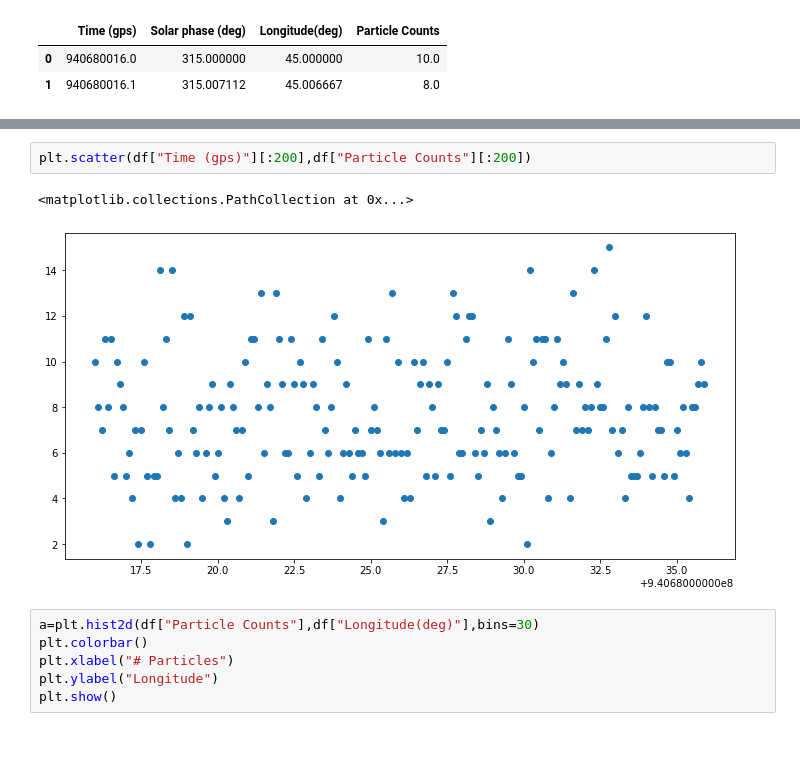
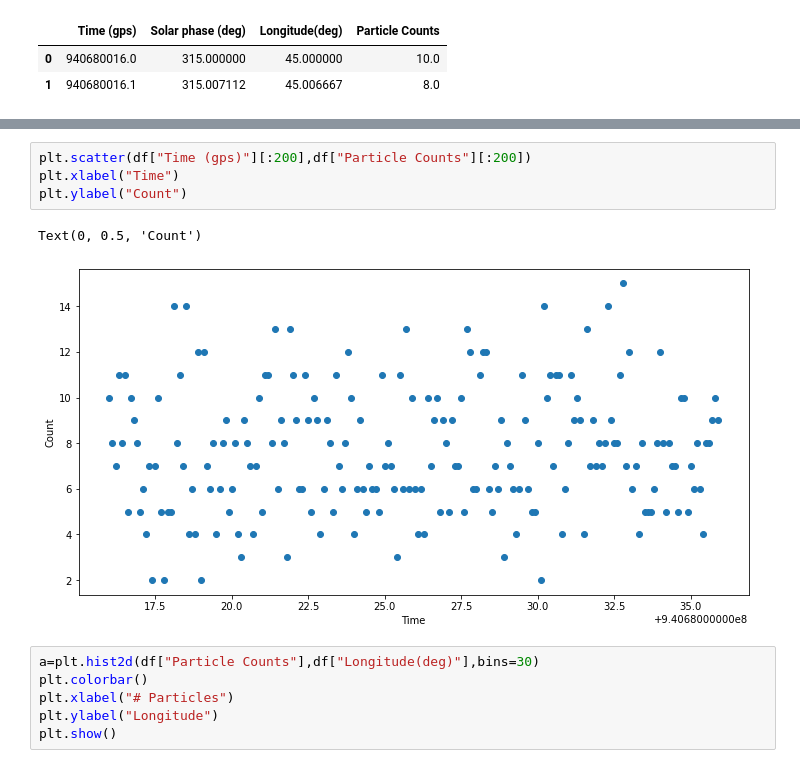
Before and after one commit to mishra2201/PHYS_434, a Jupyter notebook: LABS/LAB_4.ipynb, the cells around one changed output, grey strips where cells are left out. Cells and saved outputs as stored; diff of their text form; blank space fills up the shorter version.

```diff
--- a/LABS/LAB_4.ipynb
+++ b/LABS/LAB_4.ipynb
@@ -114,8 +91,10 @@ plt.show()
 # %%
 plt.scatter(df["Time (gps)"][:200],df["Particle Counts"][:200])
+plt.xlabel("Time")
+plt.ylabel("Count")
 # %% [output]
-<matplotlib.collections.PathCollection at 0x...>
+Text(0, 0.5, 'Count')
-[figure, old version]
+[figure, new version]
 # %%
 a=plt.hist2d(df["Particle Counts"],df["Longitude(deg)"],bins=30)
 plt.colorbar()
```
Also changed, not shown: parts of 66 cells of this notebook.
